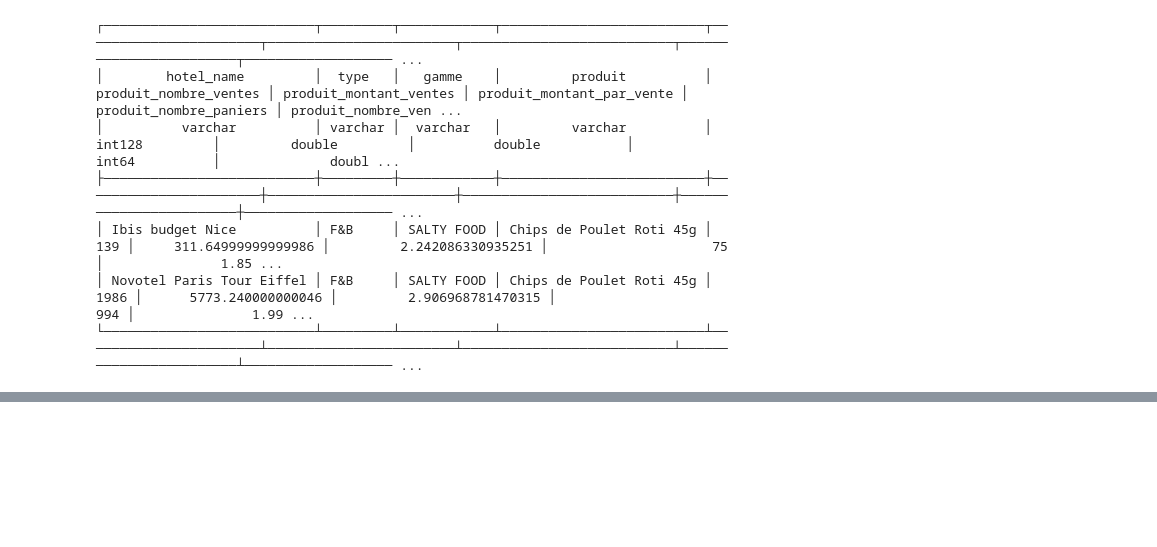
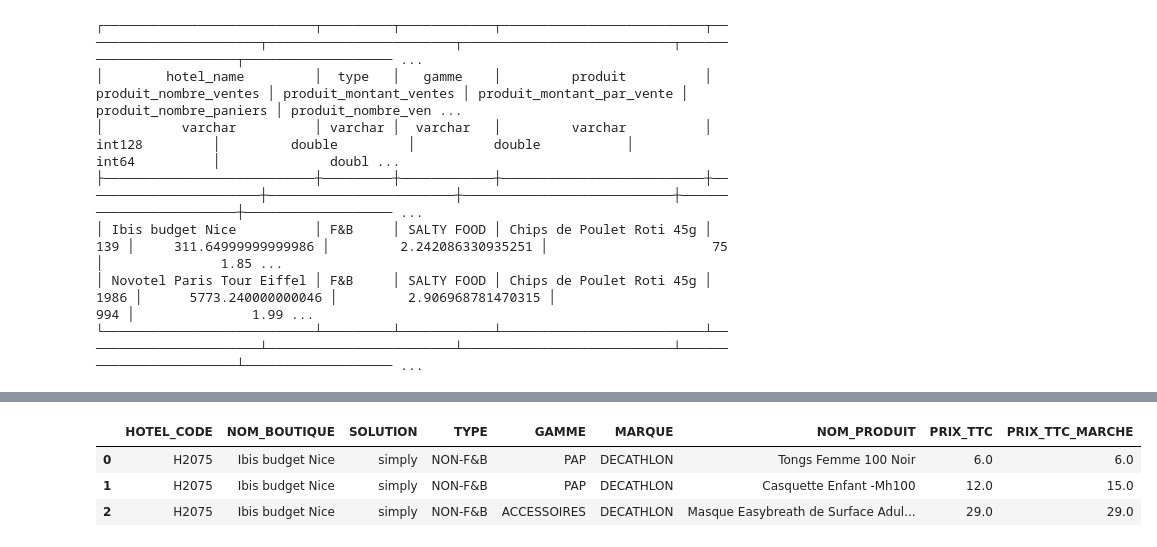
Before and after one commit to klaghmari-github/hotels, a Jupyter notebook: accor/main.ipynb, the cells around one changed output, grey strips where cells are left out. Saved outputs shown, nothing was run; the diff lists cells and outputs as text; code cells hidden in the pictures; blank space fills up the shorter version.

```diff
--- a/accor/main.ipynb
+++ b/accor/main.ipynb
@@ -844,0 +854,7 @@ self.v_sales_model_template.to_excel("hotel_sales_model_template.xlsx", index =
+# %%
+df[["HOTEL_CODE", "NOM_BOUTIQUE", "SOLUTION", "TYPE", "GAMME", "MARQUE", "NOM_PRODUIT", "PRIX_TTC", "PRIX_TTC_MARCHE"]].head(3)
+# %% [output]
+|  | HOTEL_CODE | NOM_BOUTIQUE | SOLUTION | TYPE | GAMME | MARQUE | NOM_PRODUIT | PRIX_TTC | PRIX_TTC_MARCHE |
+| 0 | H2075 | Ibis budget Nice | simply | NON-F&B | PAP | DECATHLON | Tongs Femme 100 Noir | 6.0 | 6.0 |
+| 1 | H2075 | Ibis budget Nice | simply | NON-F&B | PAP | DECATHLON | Casquette Enfant -Mh100 | 12.0 | 15.0 |
+| 2 | H2075 | Ibis budget Nice | simply | NON-F&B | ACCESSOIRES | DECATHLON | Masque Easybreath de Surface Adul... | 29.0 | 29.0 |
```
Also changed, not shown: parts of 4 cells of this notebook, 1 other file.
